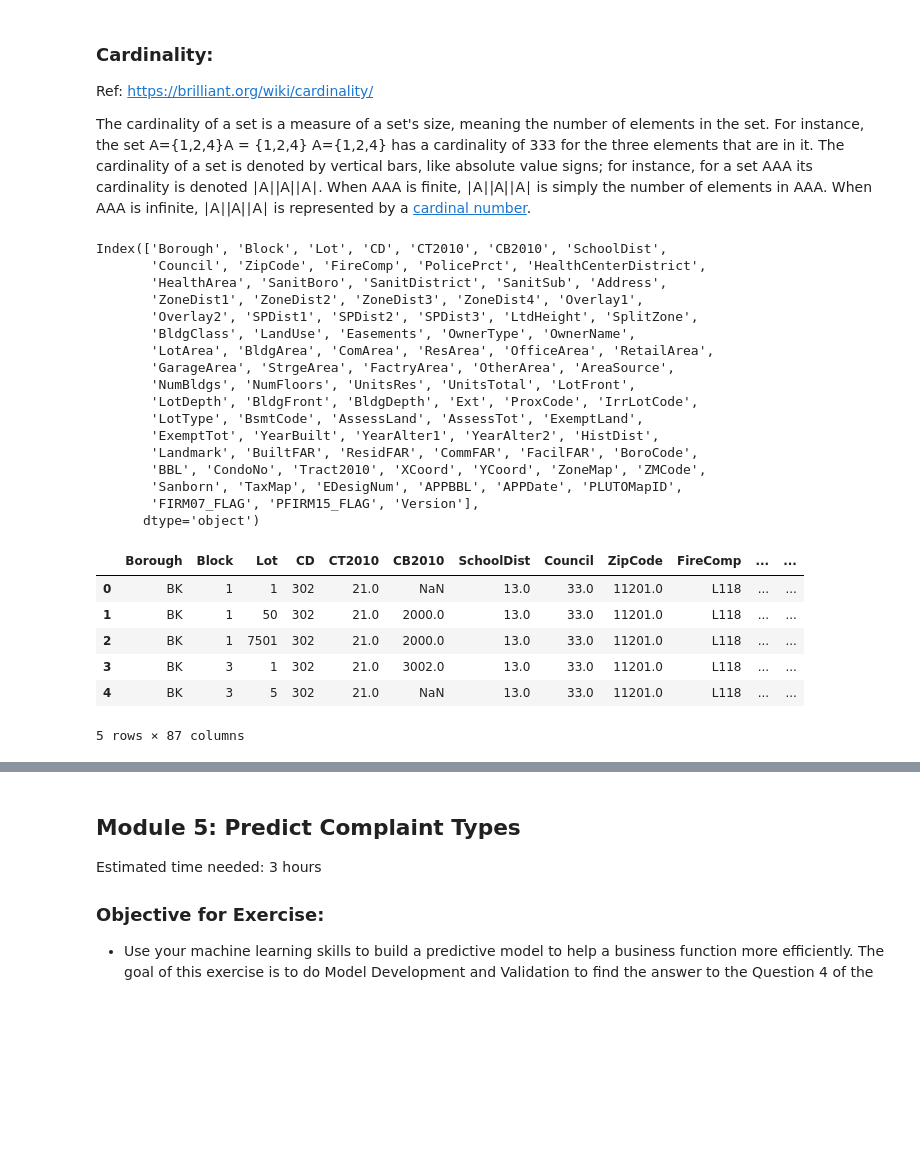
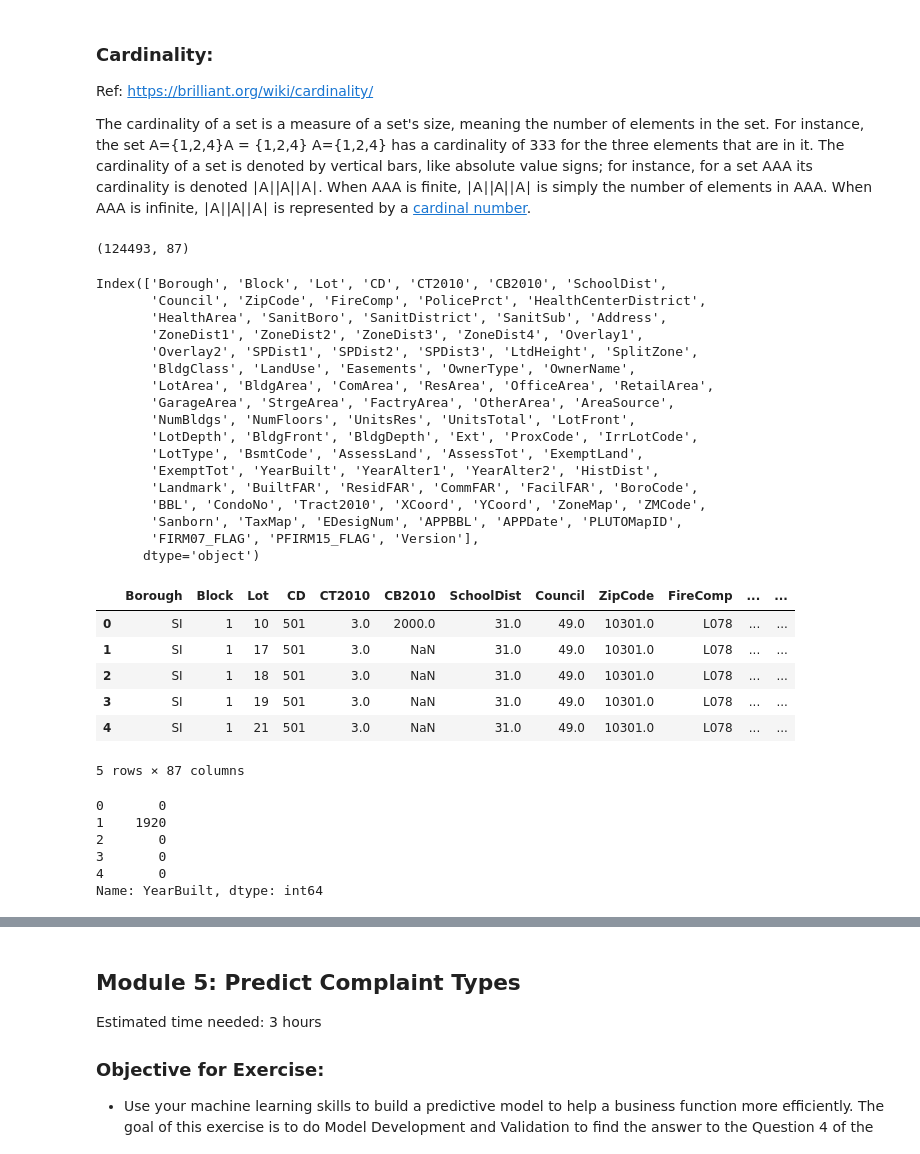
Before and after one commit to KPAdhikari/PythonStuff, a Jupyter notebook: IPython_Jupyter_Notebooks/ML_Stuff/Machine_Learning_Tid_Bits_1.ipynb, the cells around one changed output, grey strips where cells are left out. Drawn from its saved outputs; the diff is of its cells as text; code cells hidden in the pictures; blank space fills up the shorter version.

```diff
--- a/IPython_Jupyter_Notebooks/ML_Stuff/Machine_Learning_Tid_Bits_1.ipynb
+++ b/IPython_Jupyter_Notebooks/ML_Stuff/Machine_Learning_Tid_Bits_1.ipynb
@@ -828,32 +830,46 @@ Ref: https://brilliant.org/wiki/cardinality/
 The cardinality of a set is a measure of a set's size, meaning the number of elements in the set. For instance, the set A={1,2,4}A = \{1,2,4\} A={1,2,4} has a cardinality of 333 for the three elements that are in it. The cardinality of a set is denoted by vertical bars, like absolute value signs; for instance, for a set AAA its cardinality is denoted ∣A∣|A|∣A∣. When AAA is finite, ∣A∣|A|∣A∣ is simply the number of elements in AAA. When AAA is infinite, ∣A∣|A|∣A∣ is represented by a [cardinal number](https://brilliant.org/wiki/cardinality/#cardinal-numbers).
 # %%
 pathPL = "/Users/kpadhikari/Desktop/BigFls/DS_ML/PLUTO_for_WEB/"
-filePL = "BK_18v1"
+filePL = "SI_18v1"
 dfpl0 = pd.read_pickle('{}/{}.pkl'.format(pathPL,filePL))
+#The 311 dataset has the shape of (6019843, 16)
+#Shapes (df.shape) of PLUTO datesets: BK (277316, 87), BX (89854, 87), MN (42966, 87),
+#       QN (324583, 87), SI (124493, 87)
+display(dfpl0.shape)
 display(dfpl0.columns)
 dfpl0.head()
 # %% [output]
-Index(['Borough', 'Block', 'Lot', 'CD', 'CT2010', 'CB2010', 'SchoolDist',
-       'Council', 'ZipCode', 'FireComp', 'PolicePrct', 'HealthCenterDistrict',
-       'HealthArea', 'SanitBoro', 'SanitDistrict', 'SanitSub', 'Address',
-       'ZoneDist1', 'ZoneDist2', 'ZoneDist3', 'ZoneDist4', 'Overlay1',
-       'Overlay2', 'SPDist1', 'SPDist2', 'SPDist3', 'LtdHeight', 'SplitZone',
-       'BldgClass', 'LandUse', 'Easements', 'OwnerType', 'OwnerName',
-       'LotArea', 'BldgArea', 'ComArea', 'ResArea', 'OfficeArea', 'RetailArea',
-       'GarageArea', 'StrgeArea', 'FactryArea', 'OtherArea', 'AreaSource',
-       'NumBldgs', 'NumFloors', 'UnitsRes', 'UnitsTotal', 'LotFront',
-       'LotDepth', 'BldgFront', 'BldgDepth', 'Ext', 'ProxCode', 'IrrLotCode',
-       'LotType', 'BsmtCode', 'AssessLand', 'AssessTot', 'ExemptLand',
-       'ExemptTot', 'YearBuilt', 'YearAlter1', 'YearAlter2', 'HistDist',
-       'Landmark', 'BuiltFAR', 'ResidFAR', 'CommFAR', 'FacilFAR', 'BoroCode',
-       'BBL', 'CondoNo', 'Tract2010', 'XCoord', 'YCoord', 'ZoneMap', 'ZMCode',
-       'Sanborn', 'TaxMap', 'EDesigNum', 'APPBBL', 'APPDate', 'PLUTOMapID',
-       'FIRM07_FLAG', 'PFIRM15_FLAG', 'Version'],
-      dtype='object')
+(124493, 87)
+Index(['Borough', 'Block', 'Lot', 'CD', 'CT2010', 'CB2010', 'SchoolDist',
+       'Council', 'ZipCode', 'FireComp', 'PolicePrct', 'HealthCenterDistrict',
+       'HealthArea', 'SanitBoro', 'SanitDistrict', 'SanitSub', 'Address',
+       'ZoneDist1', 'ZoneDist2', 'ZoneDist3', 'ZoneDist4', 'Overlay1',
+       'Overlay2', 'SPDist1', 'SPDist2', 'SPDist3', 'LtdHeight', 'SplitZone',
+       'BldgClass', 'LandUse', 'Easements', 'OwnerType', 'OwnerName',
+       'LotArea', 'BldgArea', 'ComArea', 'ResArea', 'OfficeArea', 'RetailArea',
+       'GarageArea', 'StrgeArea', 'FactryArea', 'OtherArea', 'AreaSource',
+       'NumBldgs', 'NumFloors', 'UnitsRes', 'UnitsTotal', 'LotFront',
+       'LotDepth', 'BldgFront', 'BldgDepth', 'Ext', 'ProxCode', 'IrrLotCode',
+       'LotType', 'BsmtCode', 'AssessLand', 'AssessTot', 'ExemptLand',
+       'ExemptTot', 'YearBuilt', 'YearAlter1', 'YearAlter2', 'HistDist',
+       'Landmark', 'BuiltFAR', 'ResidFAR', 'CommFAR', 'FacilFAR', 'BoroCode',
+       'BBL', 'CondoNo', 'Tract2010', 'XCoord', 'YCoord', 'ZoneMap', 'ZMCode',
+       'Sanborn', 'TaxMap', 'EDesigNum', 'APPBBL', 'APPDate', 'PLUTOMapID',
+       'FIRM07_FLAG', 'PFIRM15_FLAG', 'Version'],
+      dtype='object')
 |  | Borough | Block | Lot | CD | CT2010 | CB2010 | SchoolDist | Council | ZipCode | FireComp | ... | ... |
-| 0 | BK | 1 | 1 | 302 | 21.0 | NaN | 13.0 | 33.0 | 11201.0 | L118 | ... | ... |
-| 1 | BK | 1 | 50 | 302 | 21.0 | 2000.0 | 13.0 | 33.0 | 11201.0 | L118 | ... | ... |
-| 2 | BK | 1 | 7501 | 302 | 21.0 | 2000.0 | 13.0 | 33.0 | 11201.0 | L118 | ... | ... |
-| 3 | BK | 3 | 1 | 302 | 21.0 | 3002.0 | 13.0 | 33.0 | 11201.0 | L118 | ... | ... |
-| 4 | BK | 3 | 5 | 302 | 21.0 | NaN | 13.0 | 33.0 | 11201.0 | L118 | ... | ... |
+| 0 | SI | 1 | 10 | 501 | 3.0 | 2000.0 | 31.0 | 49.0 | 10301.0 | L078 | ... | ... |
+| 1 | SI | 1 | 17 | 501 | 3.0 | NaN | 31.0 | 49.0 | 10301.0 | L078 | ... | ... |
+| 2 | SI | 1 | 18 | 501 | 3.0 | NaN | 31.0 | 49.0 | 10301.0 | L078 | ... | ... |
+| 3 | SI | 1 | 19 | 501 | 3.0 | NaN | 31.0 | 49.0 | 10301.0 | L078 | ... | ... |
+| 4 | SI | 1 | 21 | 501 | 3.0 | NaN | 31.0 | 49.0 | 10301.0 | L078 | ... | ... |
-5 rows × 87 columns
+5 rows × 87 columns
+# %%
+dfpl0["YearBuilt"].head()
+# %% [output]
+0       0
+1    1920
+2       0
+3       0
+4       0
+Name: YearBuilt, dtype: int64
```
Also changed, not shown: parts of 2 cells of this notebook.
